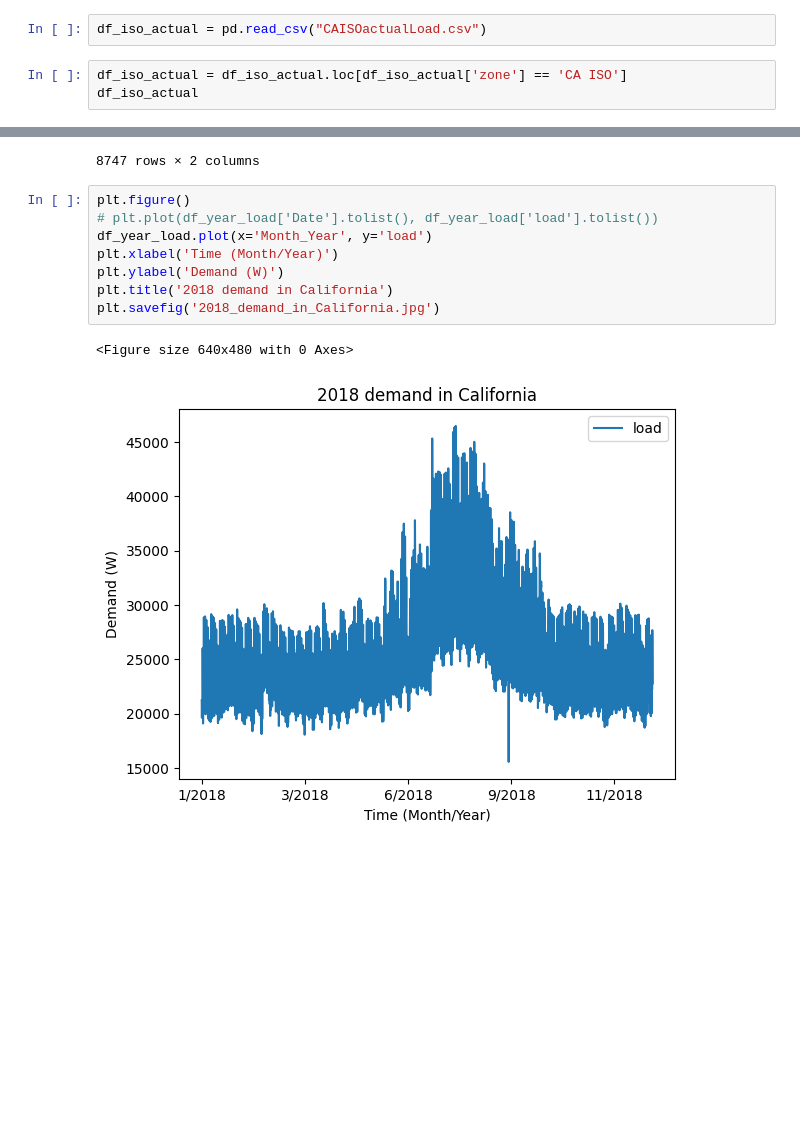
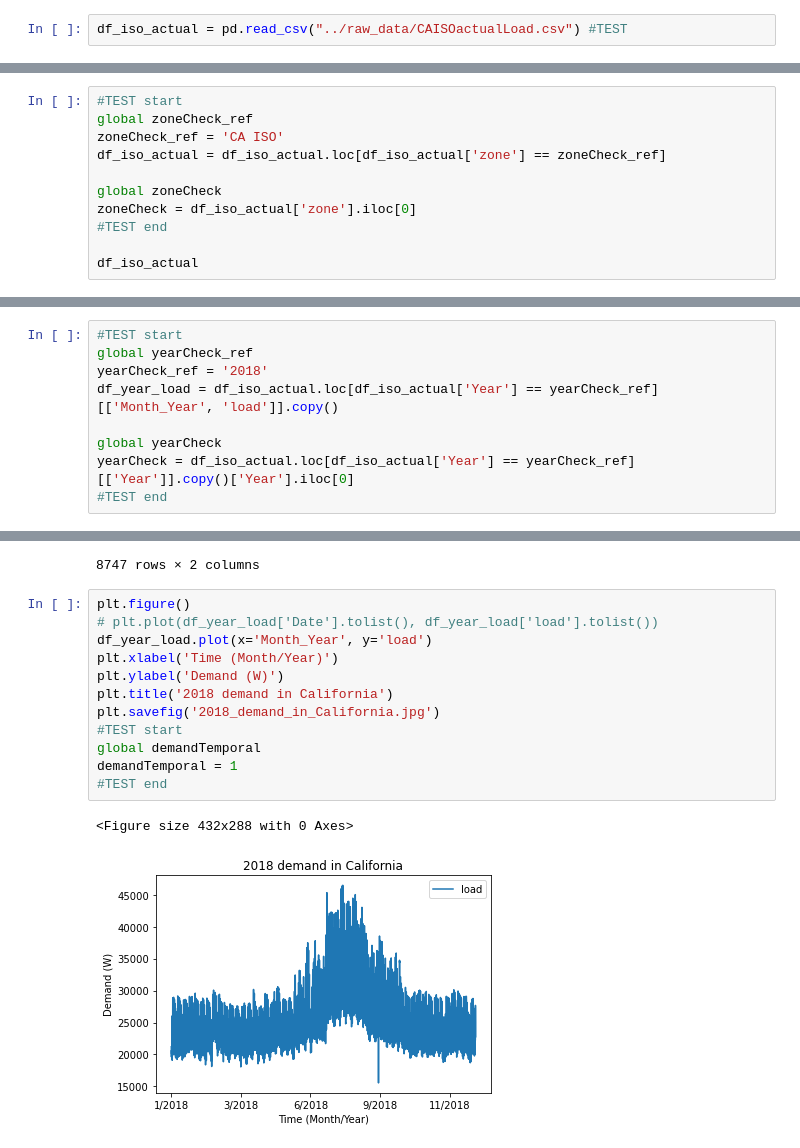
Before and after one commit to 186shades/ECE143-Team13, a Jupyter notebook: notebooks/Demand_Visualization.ipynb, the cells around one changed output, grey strips where cells are left out. Drawn from its saved outputs; the diff is of its cells as text; blank space fills up the shorter version.

Commit message:
TESTS added

```diff
--- a/notebooks/Demand_Visualization.ipynb
+++ b/notebooks/Demand_Visualization.ipynb
@@ -4,5 +5,2 @@ import pandas as pd
 # %%
-df_iso_actual = pd.read_csv("CAISOactualLoad.csv")
+df_iso_actual = pd.read_csv("../raw_data/CAISOactualLoad.csv") #TEST
-# %%
-df_iso_actual = df_iso_actual.loc[df_iso_actual['zone'] == 'CA ISO']
-df_iso_actual
@@ -22,0 +7,11 @@ df_iso_actual
+# %%
+#TEST start
+global zoneCheck_ref
+zoneCheck_ref = 'CA ISO'
+df_iso_actual = df_iso_actual.loc[df_iso_actual['zone'] == zoneCheck_ref]
+
+global zoneCheck
+zoneCheck = df_iso_actual['zone'].iloc[0]
+#TEST end
+
+df_iso_actual
@@ -85,3 +92,12 @@ df_year_load = df_iso_actual.loc[df_iso_actual['Year'] == '2018'][['Month_Year',
+# %%
+#TEST start
+global yearCheck_ref
+yearCheck_ref = '2018'
+df_year_load = df_iso_actual.loc[df_iso_actual['Year'] == yearCheck_ref][['Month_Year', 'load']].copy()
+
+global yearCheck
+yearCheck = df_iso_actual.loc[df_iso_actual['Year'] == yearCheck_ref][['Year']].copy()['Year'].iloc[0]
+#TEST end
 # %%
 df_year_load
 # %% [output]
@@ -101,11 +117,15 @@ df_year_load
 # %%
 plt.figure()
 # plt.plot(df_year_load['Date'].tolist(), df_year_load['load'].tolist())
 df_year_load.plot(x='Month_Year', y='load')
 plt.xlabel('Time (Month/Year)')
 plt.ylabel('Demand (W)')
 plt.title('2018 demand in California')
 plt.savefig('2018_demand_in_California.jpg')
+#TEST start
+global demandTemporal
+demandTemporal = 1
+#TEST end
 # %% [output]
-<Figure size 640x480 with 0 Axes>
+<Figure size 432x288 with 0 Axes>
-[figure, old version]
+[figure, new version]
```
Also changed, not shown: parts of 5 cells of this notebook, 4 other files.
